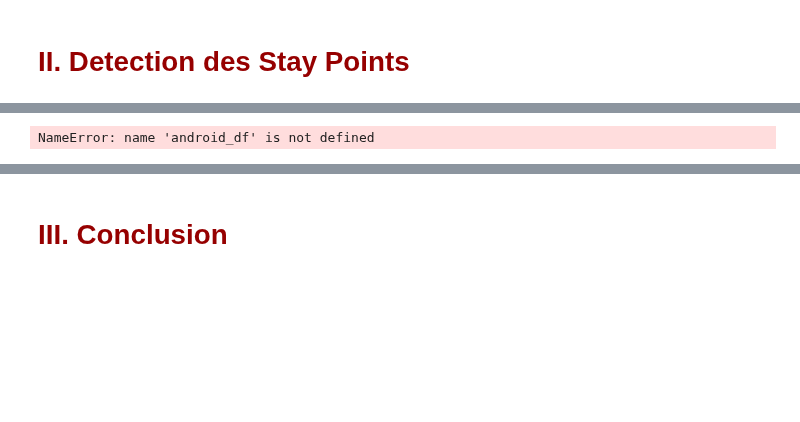
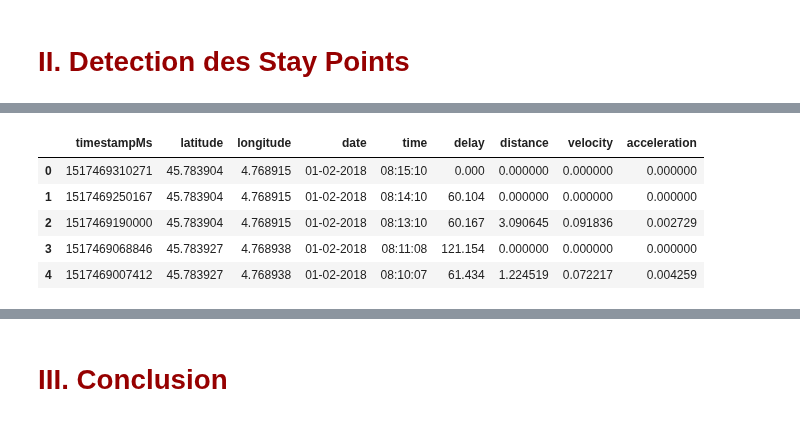
Before and after one commit to AmigoCap/GPSFlow, a Jupyter notebook: 4-StayPoint.ipynb, the cells around one changed output, grey strips where cells are left out. Drawn from its saved outputs; the diff is of its cells as text; code cells hidden in the pictures; blank space fills up the shorter version.

```diff
--- a/4-StayPoint.ipynb
+++ b/4-StayPoint.ipynb
@@ -25,7 +36,12 @@ import matplotlib.pyplot as plt
 # C'est très long
 android_df = parser.importJson("Data/Takout/android.json")
 # %%
-android_df.head(10)
+android_df.head()
 # %% [output]
-NameError: name 'android_df' is not defined
+|  | timestampMs | latitude | longitude | date | time | delay | distance | velocity | acceleration |
+| 0 | 1517469310271 | 45.783904 | 4.768915 | 01-02-2018 | 08:15:10 | 0.000 | 0.000000 | 0.000000 | 0.000000 |
+| 1 | 1517469250167 | 45.783904 | 4.768915 | 01-02-2018 | 08:14:10 | 60.104 | 0.000000 | 0.000000 | 0.000000 |
+| 2 | 1517469190000 | 45.783904 | 4.768915 | 01-02-2018 | 08:13:10 | 60.167 | 3.090645 | 0.091836 | 0.002729 |
+| 3 | 1517469068846 | 45.783927 | 4.768938 | 01-02-2018 | 08:11:08 | 121.154 | 0.000000 | 0.000000 | 0.000000 |
+| 4 | 1517469007412 | 45.783927 | 4.768938 | 01-02-2018 | 08:10:07 | 61.434 | 1.224519 | 0.072217 | 0.004259 |
 # %%
```
Also changed, not shown: parts of 26 cells of this notebook, 1 other file.
